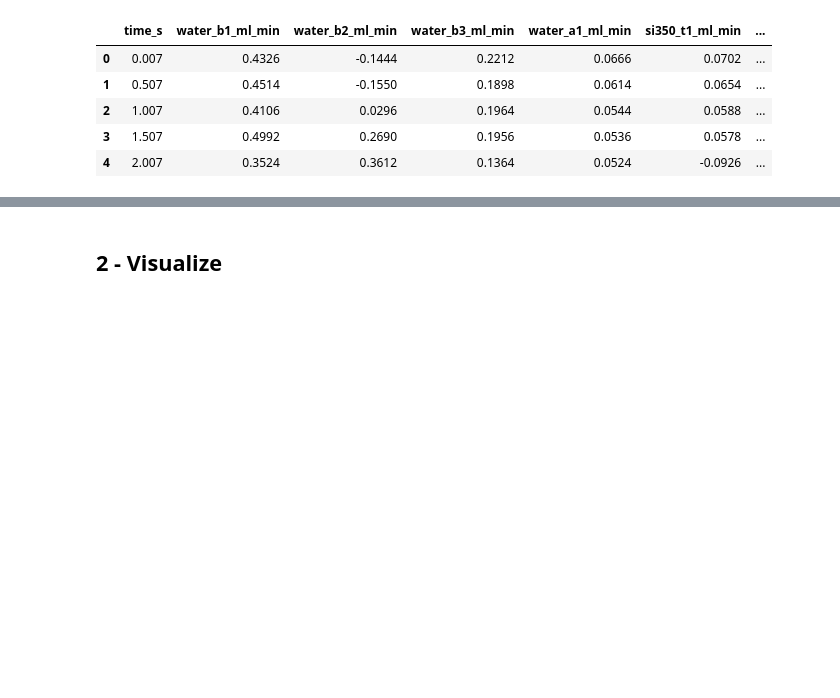
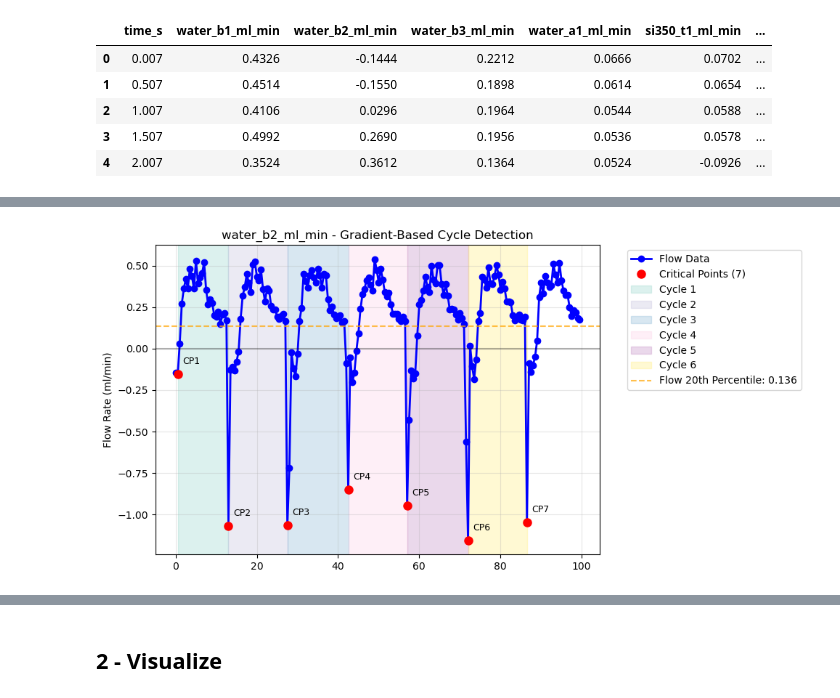
Before and after one commit to mahdi-rstgr/Micro_Liquid_Handling, a Jupyter notebook: Applications/Viscosity_estimation/flow_curve_analysis.ipynb, the cells around one changed output, grey strips where cells are left out. Cells and saved outputs as stored; diff of their text form; code cells hidden in the pictures; blank space fills up the shorter version.

```diff
--- a/Applications/Viscosity_estimation/flow_curve_analysis.ipynb
+++ b/Applications/Viscosity_estimation/flow_curve_analysis.ipynb
@@ -37,0 +756,98 @@ df.head()
+# %%
+# Test the revised gradient-based find_flow_cycles function
+
+def visualize_gradient_analysis(sample_column, time_range=None, df=df):
+    """
+    Visualize the gradient analysis process for a given sample.
+
+    Parameters:
+    - sample_column: string, column name to analyze
+    - time_range: tuple (start_time, end_time) to focus on specific time window
+    - df: DataFrame containing the data
+    """
+    time_data = df['time_s'].values
+    flow_data = df[sample_column].values
+
+    # Apply time range filter if specified
+    if time_range:
+        mask = (time_data >= time_range[0]) & (time_data <= time_range[1])
+        time_data = time_data[mask]
+        flow_data = flow_data[mask]
+
+    # Remove NaN values
+    valid_mask = ~np.isnan(flow_data)
+    valid_time = time_data[valid_mask]
+    valid_flow = flow_data[valid_mask]
+
+    if len(valid_flow) < 10:
+        print(f"Insufficient data for {sample_column}")
+        return
+
+    # Calculate gradients and 20th percentile of flow for display purposes
+    gradients = np.diff(valid_flow)
+    flow_20th_percentile = np.percentile(valid_flow, 20)
+
+    # Get cycles and critical points using the actual find_flow_cycles function
+    cycles = find_flow_cycles(time_data, flow_data, min_distance_sec=1.0)
+
+    # Extract critical points information from the cycles
+    critical_points = []
+    if cycles:
+        # Add first critical point (start of first cycle)
+        first_cycle = cycles[0]
+        critical_points.append({
+            'time': first_cycle['start_time'],
+            'flow': first_cycle['start_flow'],
+            'flow_threshold': first_cycle['flow_threshold']
+        })
+
+        # Add all subsequent critical points (end of each cycle = start of next cycle)
+        for cycle in cycles:
+            critical_points.append({
+                'time': cycle['end_time'],
+                'flow': cycle['end_flow'],
+                'flow_threshold': cycle['flow_threshold']
+            })
+
+    # Create visualization
+    plt.figure(figsize=(10, 5))
+
+    # Plot 1: Original flow data with critical points and cycles
+    plt.plot(valid_time, valid_flow, 'b-', marker = 'o', linewidth=2, label='Flow Data')
+
+    # Mark critical points
+    if critical_points:
+        cp_times = [cp['time'] for cp in critical_points]
+        cp_flows = [cp['flow'] for cp in critical_points]
+        plt.plot(cp_times, cp_flows, 'ro', markersize=8, label=f'Critical Points ({len(critical_points)})')
+
+        # Annotate critical points
+        for i, cp in enumerate(critical_points):
+            plt.annotate(f'CP{i+1}', (cp['time'], cp['flow']),
+                           xytext=(5, 10), textcoords='offset points', fontsize=9)
+
+    # Mark cycles
+    colors = plt.cm.Set3(np.linspace(0, 1, max(len(cycles), 1)))
+    for i, cycle in enumerate(cycles):
+        plt.axvspan(cycle['start_time'], cycle['end_time'],
+                       alpha=0.3, color=colors[i], label=f'Cycle {i+1}')
+
+    plt.axhline(y=flow_20th_percentile, color='orange', linestyle='--', alpha=0.7,
+                    label=f'Flow 20th Percentile: {flow_20th_percentile:.3f}')
+    plt.axhline(y=0, color='k', linestyle='-', alpha=0.3)
+    plt.ylabel('Flow Rate (ml/min)')
+    plt.title(f'{sample_column} - Gradient-Based Cycle Detection')
+    plt.legend(bbox_to_anchor=(1.05, 1), loc='upper left')
+    plt.grid(True, alpha=0.3)
+
+    plt.tight_layout()
+    plt.show()
+
+    return cycles, critical_points
+
+# Test with a water sample
+#test_sample = 'si350_t1_ml_min'
+test_sample = 'water_b2_ml_min'
+cycles, cps = visualize_gradient_analysis(test_sample, time_range=(0, 100))
+# %% [output]
+[figure, added]
```
Also changed, not shown: parts of 19 cells of this notebook, 1 other file.
